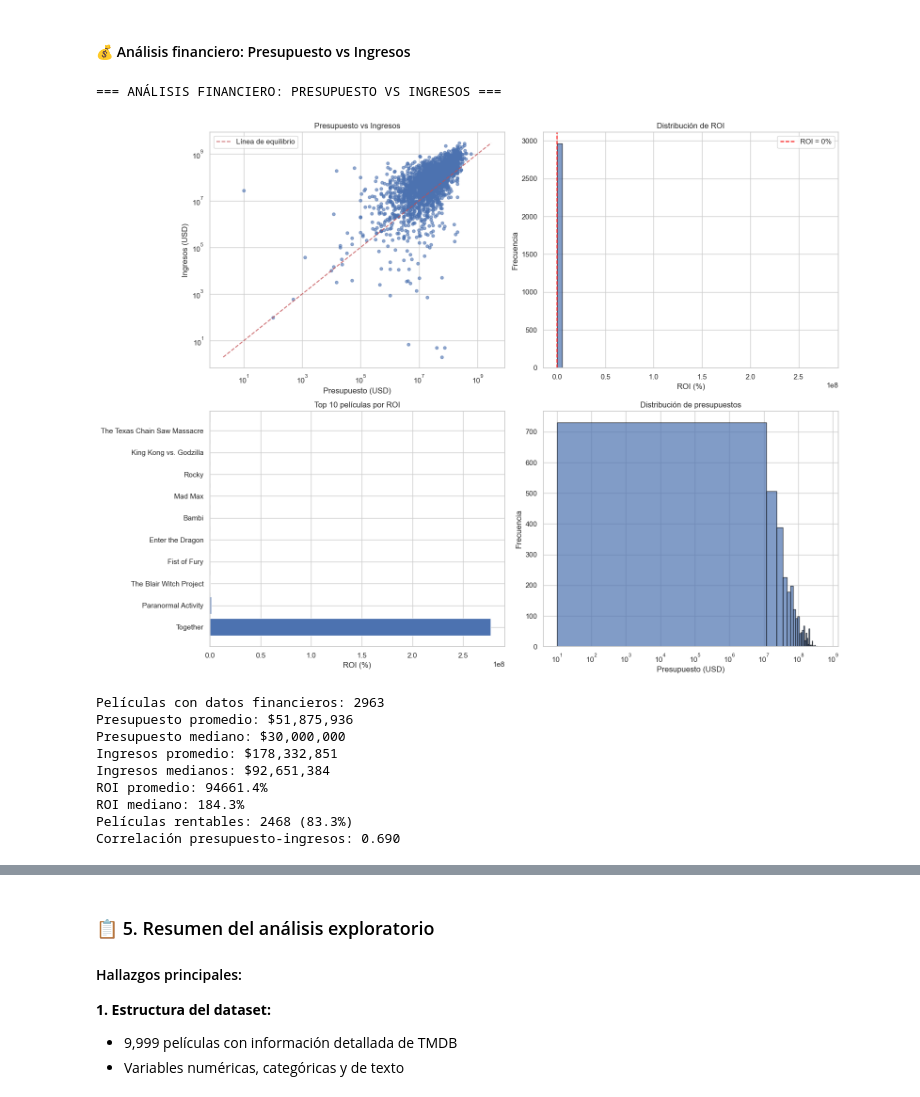
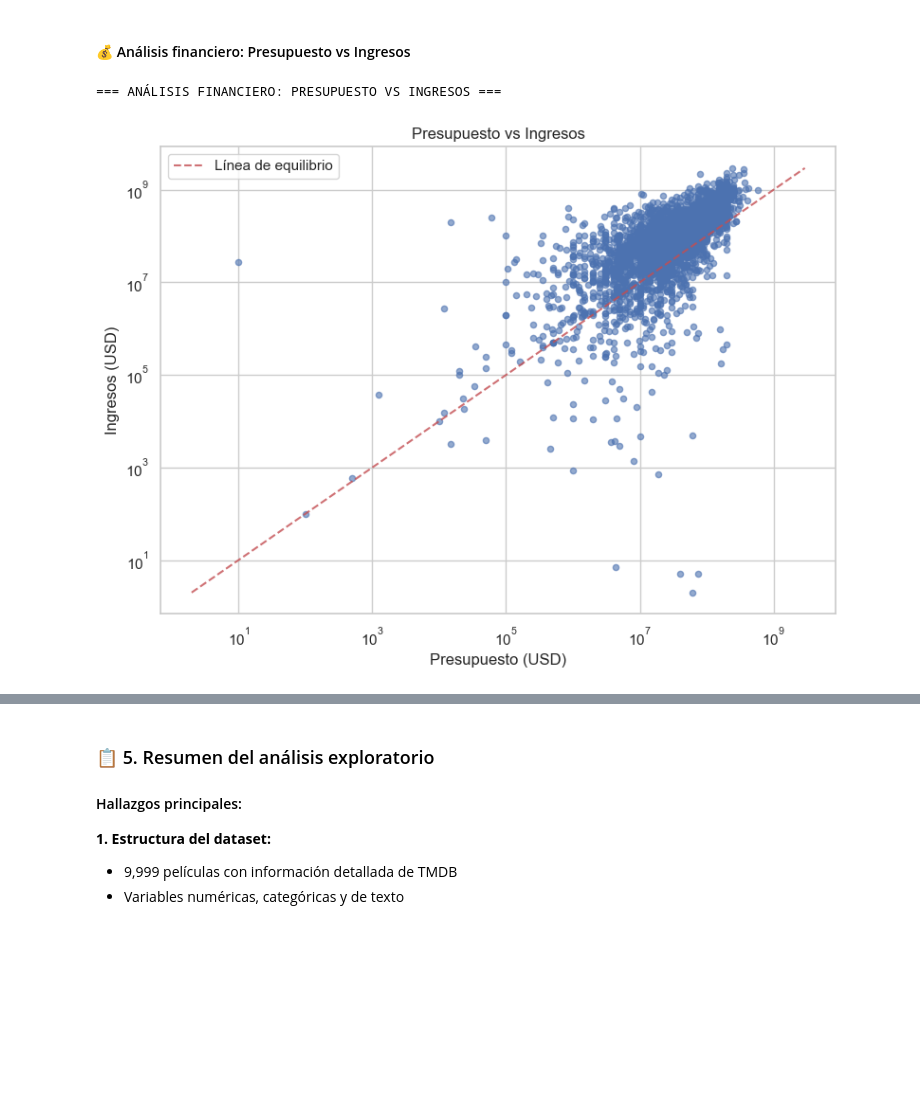
Before and after one commit to david-wis/filmining-scraper, a Jupyter notebook: notebooks/tp2.ipynb, the cells around one changed output, grey strips where cells are left out. Drawn from its saved outputs; the diff is of its cells as text; code cells hidden in the pictures; blank space fills up the shorter version.

```diff
--- a/notebooks/tp2.ipynb
+++ b/notebooks/tp2.ipynb
@@ -794,87 +794,36 @@ Rango temporal: 1896 - 2027
 # %% [markdown]
 #### 💰 Análisis financiero: Presupuesto vs Ingresos
 # %%
-# Análisis financiero
+# --- Análisis financiero: Presupuesto vs Ingresos ---
 print("=== ANÁLISIS FINANCIERO: PRESUPUESTO VS INGRESOS ===")
 
 if 'budget' in df_movies.columns and 'revenue' in df_movies.columns:
     # Filtrar películas con datos financieros válidos
     financial_data = df_movies[(df_movies['budget'] > 0) & (df_movies['revenue'] > 0)].copy()
 
     if len(financial_data) > 0:
-        # Calcular ROI (Return on Investment)
-        financial_data['roi'] = (financial_data['revenue'] - financial_data['budget']) / financial_data['budget'] * 100
-
-        # Visualizaciones financieras
-        fig, axes = plt.subplots(2, 2, figsize=(16, 12))
-
-        # 1. Scatter plot: Budget vs Revenue
-        axes[0, 0].scatter(financial_data['budget'], financial_data['revenue'], alpha=0.6, s=20)
-        axes[0, 0].set_xlabel('Presupuesto (USD)')
-        axes[0, 0].set_ylabel('Ingresos (USD)')
-        axes[0, 0].set_title('Presupuesto vs Ingresos')
-        axes[0, 0].set_xscale('log')
-        axes[0, 0].set_yscale('log')
+        # Scatter plot: Budget vs Revenue
+        plt.figure(figsize=(8, 6))
+        plt.scatter(financial_data['budget'], financial_data['revenue'], alpha=0.6, s=20)
+        plt.xlabel('Presupuesto (USD)')
+        plt.ylabel('Ingresos (USD)')
+        plt.title('Presupuesto vs Ingresos')
+        plt.xscale('log')
+        plt.yscale('log')
 
         # Línea de equilibrio (revenue = budget)
         min_val = min(financial_data['budget'].min(), financial_data['revenue'].min())
         max_val = max(financial_data['budget'].max(), financial_data['revenue'].max())
-        axes[0, 0].plot([min_val, max_val], [min_val, max_val], 'r--', alpha=0.8, label='Línea de equilibrio')
-        axes[0, 0].legend()
-
-        # 2. Distribución de ROI
-        axes[0, 1].hist(financial_data['roi'], bins=50, alpha=0.7, edgecolor='black')
-        axes[0, 1].axvline(0, color='red', linestyle='--', label='ROI = 0%')
-        axes[0, 1].set_xlabel('ROI (%)')
-        axes[0, 1].set_ylabel('Frecuencia')
-        axes[0, 1].set_title('Distribución de ROI')
-        axes[0, 1].legend()
-
-        # 3. Top 10 películas por ROI
-        top_roi = financial_data.nlargest(10, 'roi')[['title', 'budget', 'revenue', 'roi']]
-        axes[1, 0].barh(range(len(top_roi)), top_roi['roi'])
-        axes[1, 0].set_yticks(range(len(top_roi)))
-        axes[1, 0].set_yticklabels([title[:30] + '...' if len(title) > 30 else title for title in top_roi['title']])
-        axes[1, 0].set_xlabel('ROI (%)')
-        axes[1, 0].set_title('Top 10 películas por ROI')
-
-        # 4. Distribución de presupuestos
-        axes[1, 1].hist(financial_data['budget'], bins=50, alpha=0.7, edgecolor='black')
-        axes[1, 1].set_xlabel('Presupuesto (USD)')
-        axes[1, 1].set_ylabel('Frecuencia')
-        axes[1, 1].set_title('Distribución de presupuestos')
-        axes[1, 1].set_xscale('log')
+        plt.plot([min_val, max_val], [min_val, max_val], 'r--', alpha=0.8, label='Línea de equilibrio')
+        plt.legend()
 
         plt.tight_layout()
         plt.show()
-
-        # Estadísticas financieras
-        print(f"Películas con datos financieros: {len(financial_data)}")
-        print(f"Presupuesto promedio: ${financial_data['budget'].mean():,.0f}")
-        print(f"Presupuesto mediano: ${financial_data['budget'].median():,.0f}")
-        print(f"Ingresos promedio: ${financial_data['revenue'].mean():,.0f}")
-        print(f"Ingresos medianos: ${financial_data['revenue'].median():,.0f}")
-        print(f"ROI promedio: {financial_data['roi'].mean():.1f}%")
-        print(f"ROI mediano: {financial_data['roi'].median():.1f}%")
-        print(f"Películas rentables: {(financial_data['roi'] > 0).sum()} ({(financial_data['roi'] > 0).mean()*100:.1f}%)")
-
-        # Correlación entre presupuesto e ingresos
-        correlation = financial_data['budget'].corr(financial_data['revenue'])
-        print(f"Correlación presupuesto-ingresos: {correlation:.3f}")
 
     else:
         print("No hay películas con datos financieros válidos (presupuesto > 0 y ingresos > 0)")
 else:
     print("No se encontraron las columnas 'budget' o 'revenue' en el dataset")
 # %% [output]
 === ANÁLISIS FINANCIERO: PRESUPUESTO VS INGRESOS ===
-[figure, old version]
+[figure, new version]
-Películas con datos financieros: 2963
-Presupuesto promedio: $51,875,936
-Presupuesto mediano: $30,000,000
-Ingresos promedio: $178,332,851
-Ingresos medianos: $92,651,384
-ROI promedio: 94661.4%
-ROI mediano: 184.3%
-Películas rentables: 2468 (83.3%)
-Correlación presupuesto-ingresos: 0.690
```
Also changed, not shown: parts of 1 cell of this notebook.
